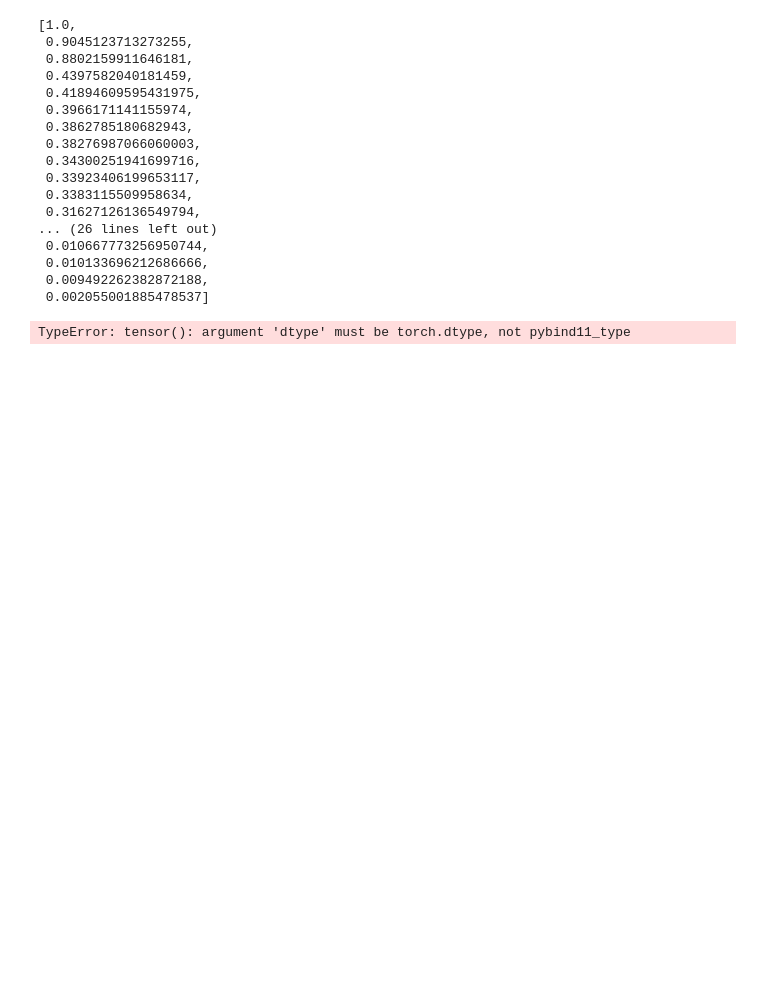
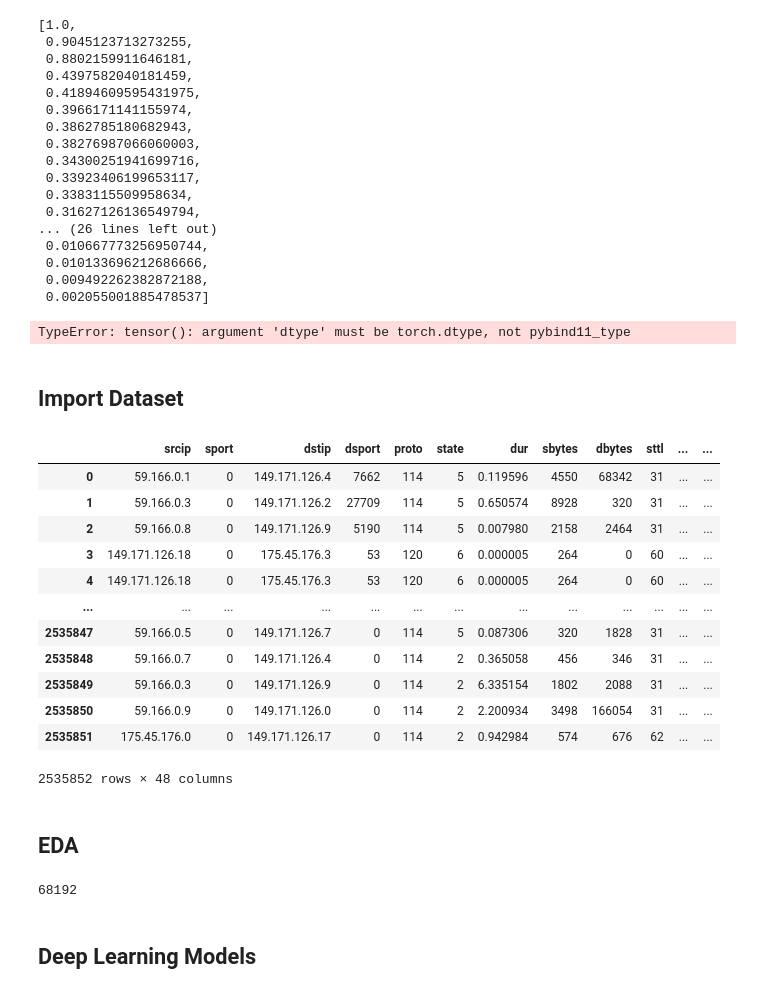
Before and after one commit to Rithuh/Graph-Based-Network-Anomaly-Detection, a Jupyter notebook: Phase2.ipynb, the cells around one changed output. Drawn from its saved outputs; the diff is of its cells as text; code cells hidden in the pictures; blank space fills up the shorter version.

```diff
--- a/Phase2.ipynb
+++ b/Phase2.ipynb
@@ -379,3 +376,25 @@ def test_model(model, x_test, edge_index, edge_attr, y_test):
 
 # Test the model
 test_model(model, x_test, edge_index, edge_attr, y_test)
+# %% [markdown]
+## Import Dataset
+# %%
+df = pd.read_csv(r'D:\Project Phase II\Dataset\phase2labelencodeddataset.csv',encoding='cp1252')
+# %%
+df
+# %% [output]
+|  | srcip | sport | dstip | dsport | proto | state | dur | sbytes | dbytes | sttl | ... | ... |
+| 0 | 59.166.0.1 | 0 | 149.171.126.4 | 7662 | 114 | 5 | 0.119596 | 4550 | 68342 | 31 | ... | ... |
+| 1 | 59.166.0.3 | 0 | 149.171.126.2 | 27709 | 114 | 5 | 0.650574 | 8928 | 320 | 31 | ... | ... |
+| 2 | 59.166.0.8 | 0 | 149.171.126.9 | 5190 | 114 | 5 | 0.007980 | 2158 | 2464 | 31 | ... | ... |
+| 3 | 149.171.126.18 | 0 | 175.45.176.3 | 53 | 120 | 6 | 0.000005 | 264 | 0 | 60 | ... | ... |
+| 4 | 149.171.126.18 | 0 | 175.45.176.3 | 53 | 120 | 6 | 0.000005 | 264 | 0 | 60 | ... | ... |
+| ... | ... | ... | ... | ... | ... | ... | ... | ... | ... | ... | ... | ... |
+| 2535847 | 59.166.0.5 | 0 | 149.171.126.7 | 0 | 114 | 5 | 0.087306 | 320 | 1828 | 31 | ... | ... |
+| 2535848 | 59.166.0.7 | 0 | 149.171.126.4 | 0 | 114 | 2 | 0.365058 | 456 | 346 | 31 | ... | ... |
+| 2535849 | 59.166.0.3 | 0 | 149.171.126.9 | 0 | 114 | 2 | 6.335154 | 1802 | 2088 | 31 | ... | ... |
+| 2535850 | 59.166.0.9 | 0 | 149.171.126.0 | 0 | 114 | 2 | 2.200934 | 3498 | 166054 | 31 | ... | ... |
+| 2535851 | 175.45.176.0 | 0 | 149.171.126.17 | 0 | 114 | 2 | 0.942984 | 574 | 676 | 62 | ... | ... |
+2535852 rows × 48 columns
+# %% [markdown]
+## EDA
@@ -381,0 +406,6 @@ test_model(model, x_test, edge_index, edge_attr, y_test)
+# %%
+len(nodes)
+# %% [output]
+68192
+# %% [markdown]
+## Deep Learning Models
```
Also changed, not shown: parts of 40 cells of this notebook.
